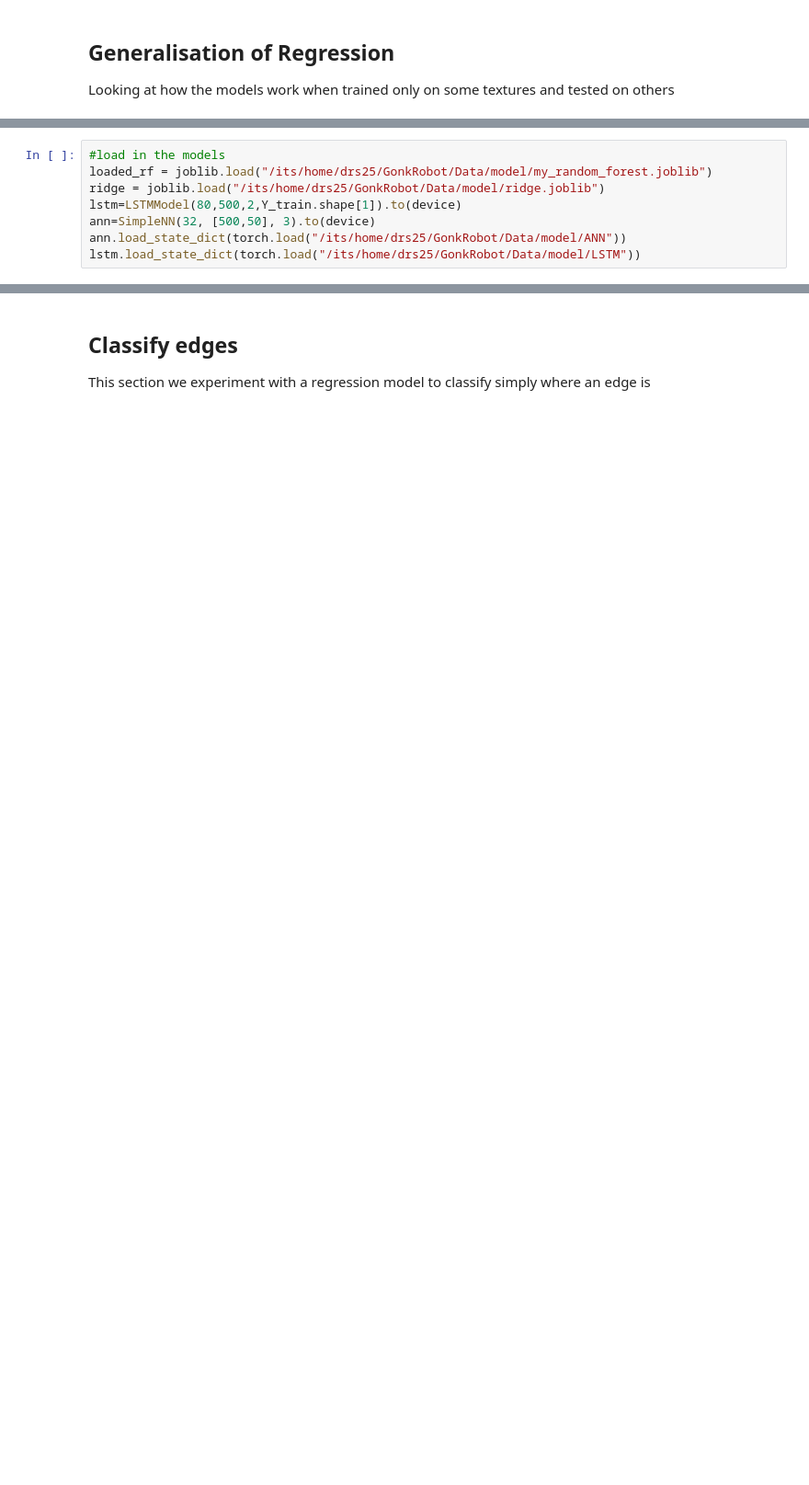
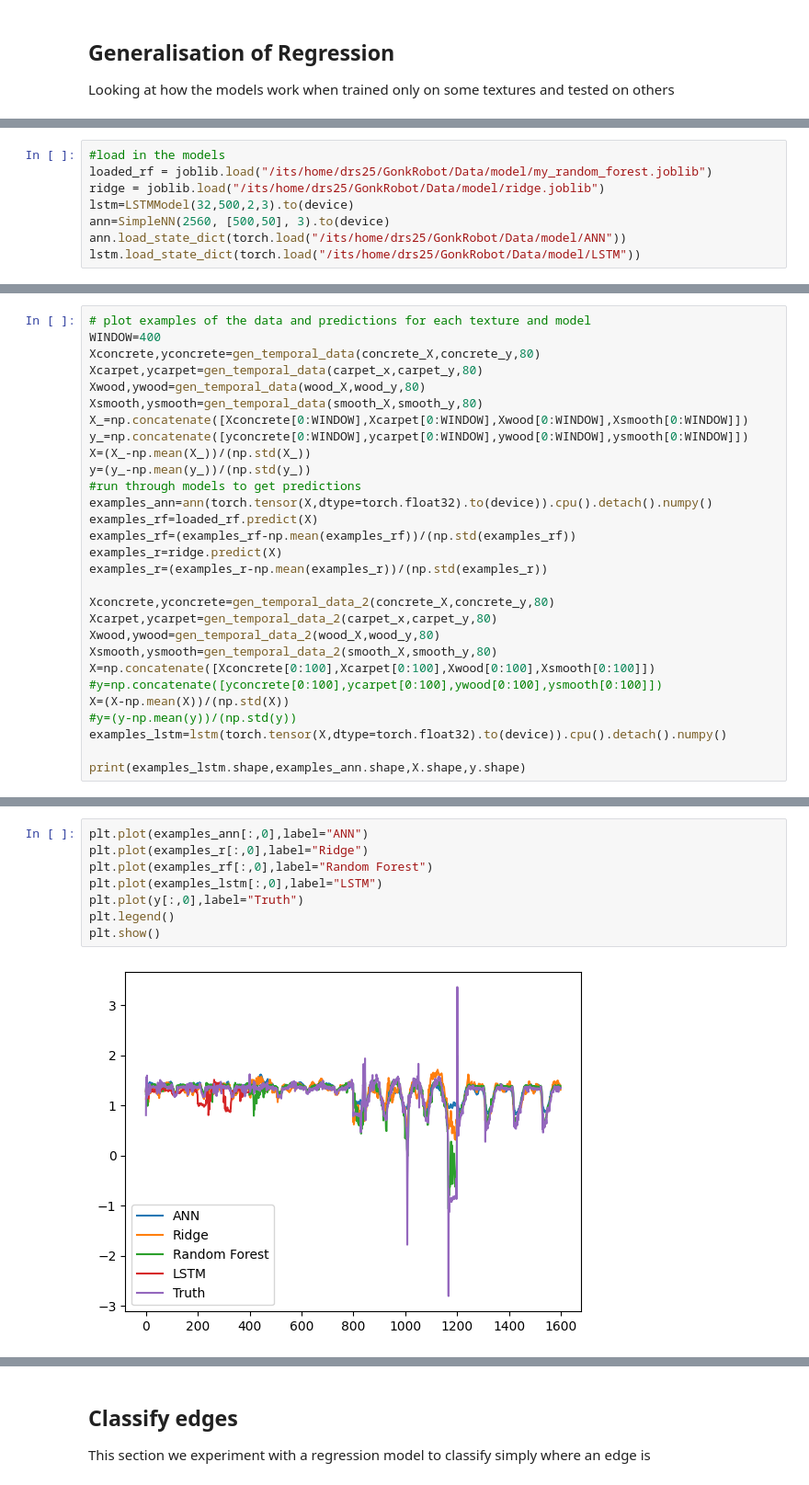
Before and after one commit to shepai/GonkRobot, a Jupyter notebook: Data/classifier.ipynb, the cells around one changed output, grey strips where cells are left out. Shown at 92% size. Cells and saved outputs as stored; diff of their text form; blank space fills up the shorter version.

```diff
--- a/Data/classifier.ipynb
+++ b/Data/classifier.ipynb
@@ -792,7 +773,7 @@ Epoch [202/300], Loss: 8.3407
 #load in the models
 loaded_rf = joblib.load("/its/home/drs25/GonkRobot/Data/model/my_random_forest.joblib")
 ridge = joblib.load("/its/home/drs25/GonkRobot/Data/model/ridge.joblib")
-lstm=LSTMModel(80,500,2,Y_train.shape[1]).to(device)
-ann=SimpleNN(32, [500,50], 3).to(device)
+lstm=LSTMModel(32,500,2,3).to(device)
+ann=SimpleNN(2560, [500,50], 3).to(device)
 ann.load_state_dict(torch.load("/its/home/drs25/GonkRobot/Data/model/ANN"))
 lstm.load_state_dict(torch.load("/its/home/drs25/GonkRobot/Data/model/LSTM"))
@@ -808,0 +782,29 @@ examples_lstm=lstm(torch.tensor(X,dtype=torch.float32).to(device))
+# %%
+# plot examples of the data and predictions for each texture and model
+WINDOW=400
+Xconcrete,yconcrete=gen_temporal_data(concrete_X,concrete_y,80)
+Xcarpet,ycarpet=gen_temporal_data(carpet_x,carpet_y,80)
+Xwood,ywood=gen_temporal_data(wood_X,wood_y,80)
+Xsmooth,ysmooth=gen_temporal_data(smooth_X,smooth_y,80)
+X_=np.concatenate([Xconcrete[0:WINDOW],Xcarpet[0:WINDOW],Xwood[0:WINDOW],Xsmooth[0:WINDOW]])
+y_=np.concatenate([yconcrete[0:WINDOW],ycarpet[0:WINDOW],ywood[0:WINDOW],ysmooth[0:WINDOW]])
+X=(X_-np.mean(X_))/(np.std(X_))
+y=(y_-np.mean(y_))/(np.std(y_))
+#run through models to get predictions
+examples_ann=ann(torch.tensor(X,dtype=torch.float32).to(device)).cpu().detach().numpy()
+examples_rf=loaded_rf.predict(X)
+examples_rf=(examples_rf-np.mean(examples_rf))/(np.std(examples_rf))
+examples_r=ridge.predict(X)
+examples_r=(examples_r-np.mean(examples_r))/(np.std(examples_r))
+
+Xconcrete,yconcrete=gen_temporal_data_2(concrete_X,concrete_y,80)
+Xcarpet,ycarpet=gen_temporal_data_2(carpet_x,carpet_y,80)
+Xwood,ywood=gen_temporal_data_2(wood_X,wood_y,80)
+Xsmooth,ysmooth=gen_temporal_data_2(smooth_X,smooth_y,80)
+X=np.concatenate([Xconcrete[0:100],Xcarpet[0:100],Xwood[0:100],Xsmooth[0:100]])
+#y=np.concatenate([yconcrete[0:100],ycarpet[0:100],ywood[0:100],ysmooth[0:100]])
+X=(X-np.mean(X))/(np.std(X))
+#y=(y-np.mean(y))/(np.std(y))
+examples_lstm=lstm(torch.tensor(X,dtype=torch.float32).to(device)).cpu().detach().numpy()
+
+print(examples_lstm.shape,examples_ann.shape,X.shape,y.shape)
@@ -808,0 +813,10 @@ examples_lstm=lstm(torch.tensor(X,dtype=torch.float32).to(device))
+# %%
+plt.plot(examples_ann[:,0],label="ANN")
+plt.plot(examples_r[:,0],label="Ridge")
+plt.plot(examples_rf[:,0],label="Random Forest")
+plt.plot(examples_lstm[:,0],label="LSTM")
+plt.plot(y[:,0],label="Truth")
+plt.legend()
+plt.show()
+# %% [output]
+[figure, added]
```
Also changed, not shown: parts of 8 cells of this notebook.
